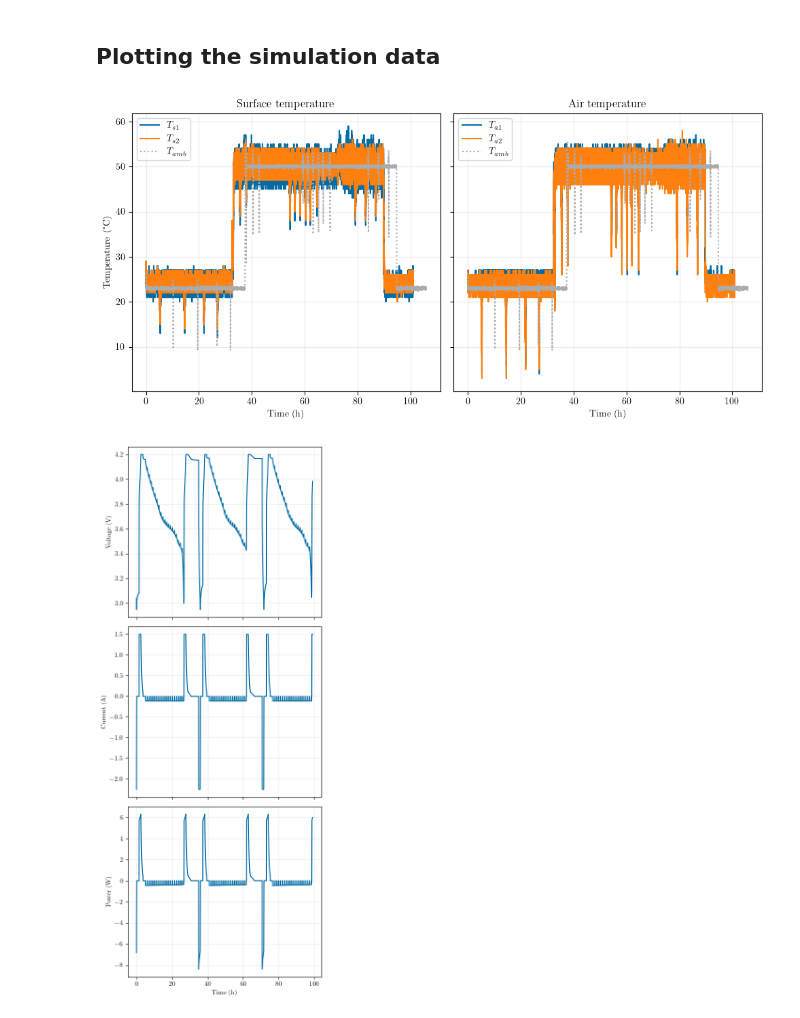
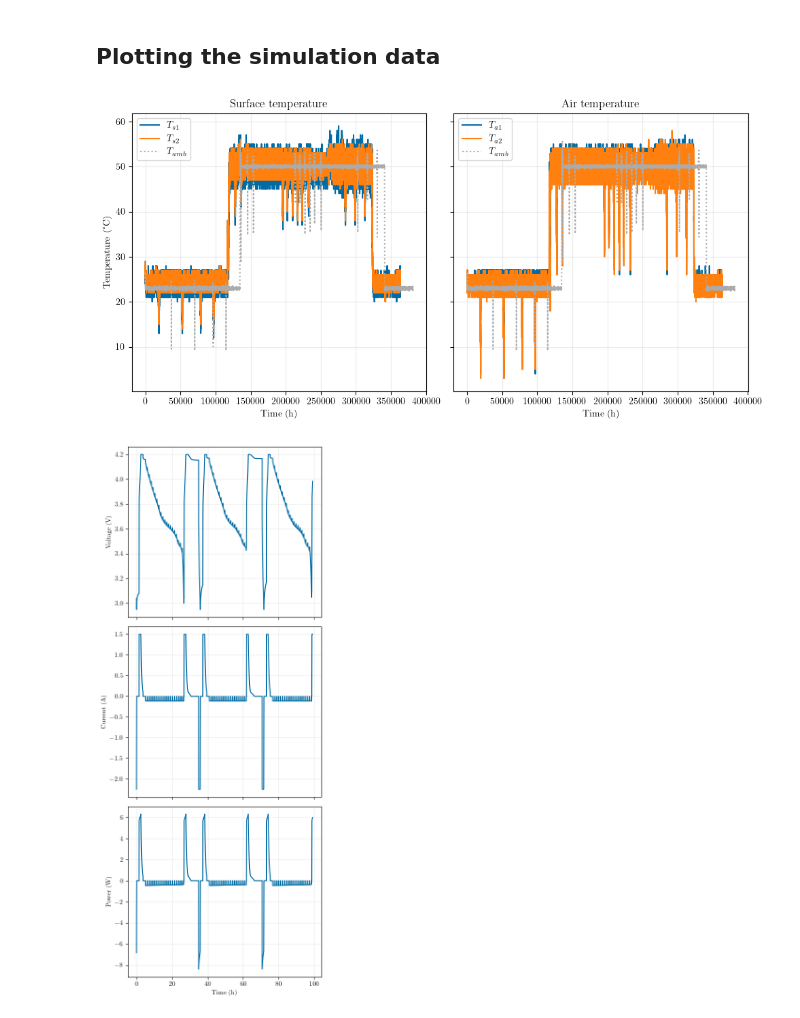
Before and after one commit to prognostics-lab/lion, a Jupyter notebook: data_analysis.ipynb, the cells around one changed output. Saved outputs shown, nothing was run; the diff lists cells and outputs as text; code cells hidden in the pictures.

Commit message:
Added more plots

```diff
--- a/data_analysis.ipynb
+++ b/data_analysis.ipynb
@@ -18,8 +18,8 @@ SAVE_FMT = "pdf"
 SAVEFIG_PARAMS = {"dpi": 1000, "bbox_inches": "tight"}
 
 plt.style.use("tableau-colorblind10")
-plt.rc("text", usetex=True)
-plt.rc("font", family="serif")
+# plt.rc("text", usetex=True)
+# plt.rc("font", family="serif")
 # %% [markdown]
 ## Data reading
 # %%
@@ -191,35 +191,35 @@ def generated_heat_from_current(current, temperature, soc, internal_resistance):
 # %%
 fig, (ax1, ax2) = plt.subplots(1, 2, figsize=(10, 5), sharey=True)
 
 seconds_from_start = sensor_df["unix_time_utc"] - sensor_df["unix_time_utc"][0]
 
 chamber_seconds = np.array([datetime.datetime.strptime(d, "%m/%d/%Y %H:%M:%S") for d in chamber_df["DateTime"]])
 chamber_seconds = chamber_seconds - chamber_seconds[0]
 chamber_seconds = np.array([delta.total_seconds() for delta in chamber_seconds])
 
-ax1.plot(seconds_from_start / 3600, sensor_df["temp_s1"], alpha=1, label="$T_{{s1}}$")
-ax1.plot(seconds_from_start / 3600, sensor_df["temp_s2"], alpha=1, label="$T_{{s2}}$")
-ax1.plot(chamber_seconds / 3600, chamber_df["TEMPERATURE PV"], linestyle=":", label="$T_{{amb}}$")
-ax2.plot(seconds_from_start / 3600, sensor_df["temp_a1"], alpha=1, label="$T_{{a1}}$")
-ax2.plot(seconds_from_start / 3600, sensor_df["temp_a2"], alpha=1, label="$T_{{a2}}$")
-ax2.plot(chamber_seconds / 3600, chamber_df["TEMPERATURE PV"], linestyle=":", label="$T_{{amb}}$")
+ax1.plot(seconds_from_start / 1, sensor_df["temp_s1"], alpha=1, label="$T_{{s1}}$")
+ax1.plot(seconds_from_start / 1, sensor_df["temp_s2"], alpha=1, label="$T_{{s2}}$")
+ax1.plot(chamber_seconds / 1, chamber_df["TEMPERATURE PV"], linestyle=":", label="$T_{{amb}}$")
+ax2.plot(seconds_from_start / 1, sensor_df["temp_a1"], alpha=1, label="$T_{{a1}}$")
+ax2.plot(seconds_from_start / 1, sensor_df["temp_a2"], alpha=1, label="$T_{{a2}}$")
+ax2.plot(chamber_seconds / 1, chamber_df["TEMPERATURE PV"], linestyle=":", label="$T_{{amb}}$")
 
 ax1.legend()
 ax2.legend()
 ax1.grid(alpha=0.25)
 ax2.grid(alpha=0.25)
 
 ax1.set_xlabel("Time (h)")
 ax2.set_xlabel("Time (h)")
 ax1.set_ylabel("Temperature (°C)")
 
 ax1.set_title("Surface temperature")
 ax2.set_title("Air temperature")
 
 fig.tight_layout()
 plt.show()
 # %% [output]
-[figure, old version]
+[figure, new version]
 # %%
 fig, (ax1, ax2, ax3) = plt.subplots(3, 1, figsize=(5, 12), sharex=True)
 
```
Also changed, not shown: parts of 6 cells of this notebook.
